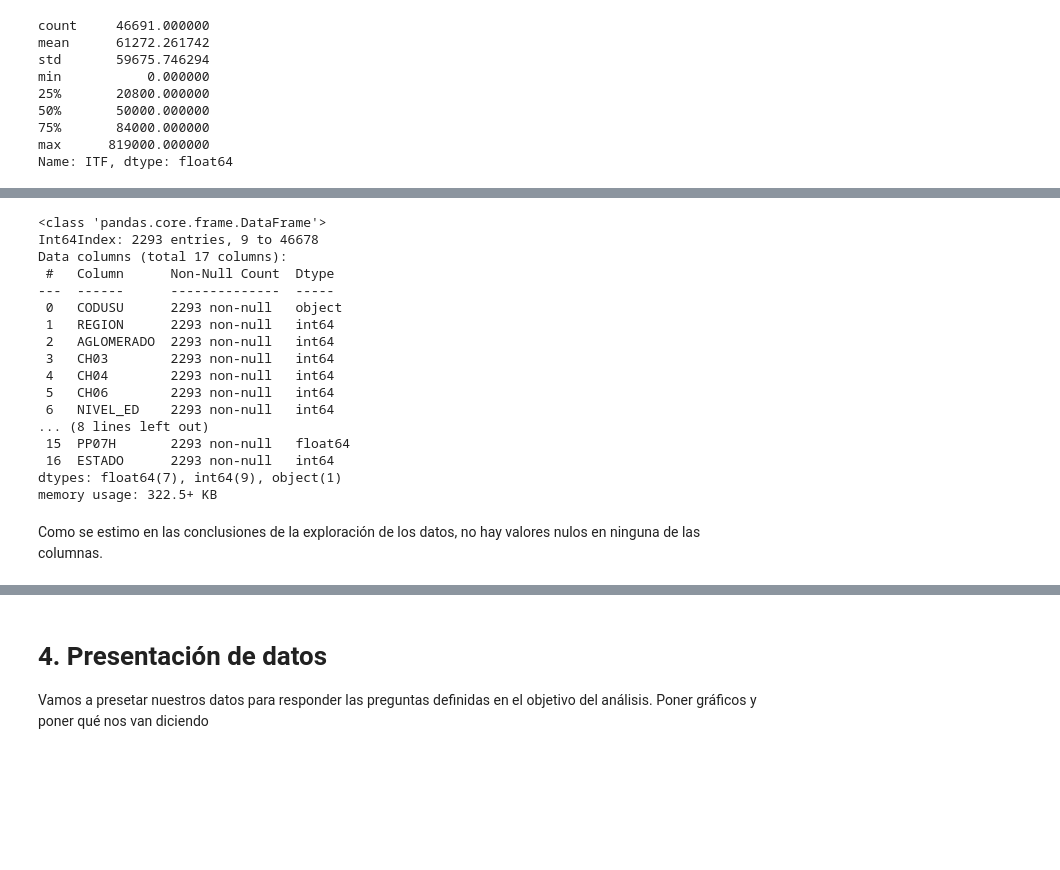
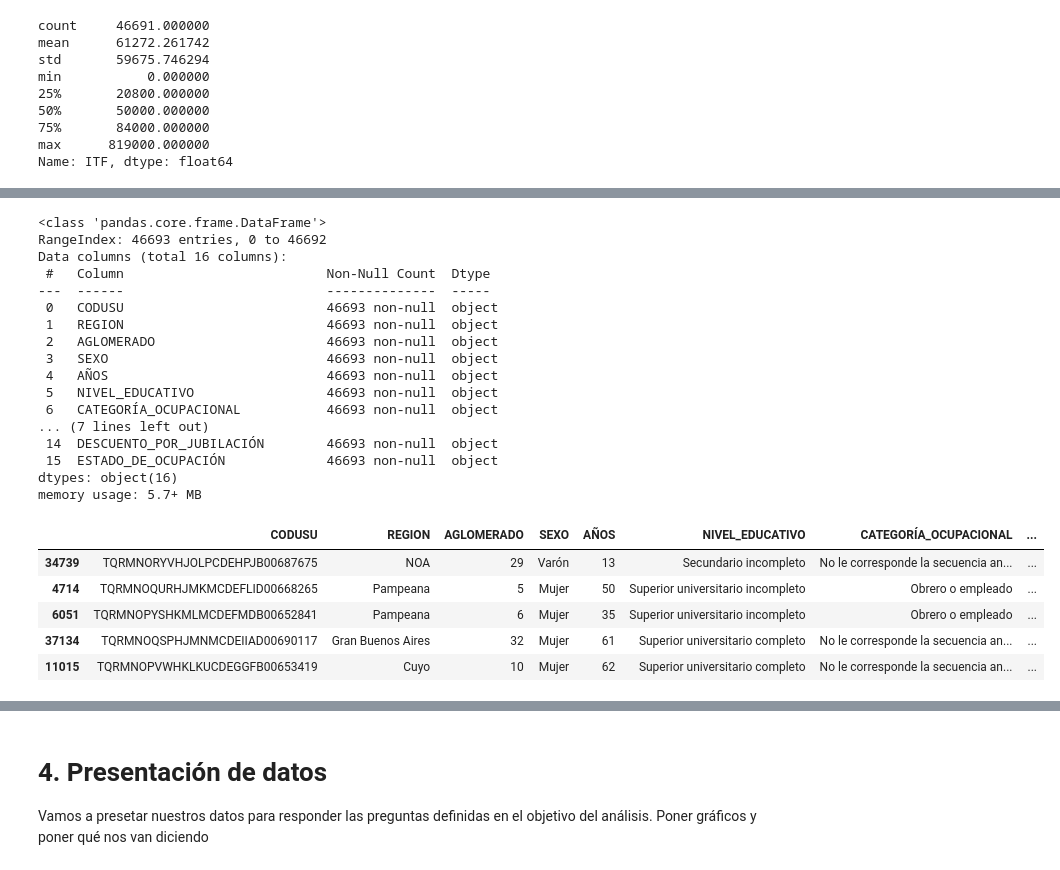
Before and after one commit to VioleCP/EPH-subocupacion, a Jupyter notebook: Subocupación Argentina.ipynb, the cells around one changed output, grey strips where cells are left out. Saved outputs shown, nothing was run; the diff lists cells and outputs as text; code cells hidden in the pictures; blank space fills up the shorter version.

Commit message:
limpieza de datos

```diff
--- a/Subocupación Argentina.ipynb
+++ b/Subocupación Argentina.ipynb
@@ -46,7 +46,7 @@ print(list(eph_completa.columns))
 ['CODUSU', 'ANO4', 'TRIMESTRE', 'NRO_HOGAR', 'COMPONENTE', 'H15', 'REGION', 'MAS_500', 'AGLOMERADO', 'PONDERA', 'CH03', 'CH04', 'CH05', 'CH06', 'CH07', 'CH08', 'CH09', 'CH10', 'CH11', 'CH12', 'CH13',  ...
 # %%
 #Recorte de la base
-eph = eph_completa[["CODUSU", "REGION", "AGLOMERADO", "CH03", "CH04", "CH06", "NIVEL_ED", "CAT_OCUP", "PP03C", "INTENSI", "PP07A", "P47T", "DECINDR", "ITF", "DECIFR", "PP07H", "ESTADO"]]
+eph = eph_completa[["CODUSU", "REGION", "AGLOMERADO", "CH04", "CH06", "NIVEL_ED", "CAT_OCUP", "PP03C", "INTENSI", "PP07A", "P47T", "DECINDR", "ITF", "DECIFR", "PP07H", "ESTADO"]]
 # %%
 #Transformación del INDICE por variable CODUSU (código de identificación de los entrevistados que permite, eventualmente, vincular la base individual con la de hogares)
 #eph.set_index("CODUSU",inplace = True)
@@ -377,25 +335,23 @@ Limpieza de datos (llenar valores nulos -cómo- / poner nombre a valores/recateg
 # %%
-#Recorte de la base (solamente subocupados del Gran Buenos Aires)
-subocupados = eph[eph.INTENSI == 1]
+#Renombre de columnas
+renombrada = eph.rename(columns = {'CH04': 'SEXO', 'CH06': 'AÑOS', "NIVEL_ED": "NIVEL_EDUCATIVO", "CAT_OCUP": "CATEGORÍA_OCUPACIONAL", "PP03C": "CANTIDAD_DE_TRABAJOS", "PP07A": "ANTIGUEDAD_EN_OCUPACIÓN", "P47T": "MONTO_DE_INGRESO_TOTAL", "DECINDR": "DECIL_DE_INGRESOS", "ITF": "INGRESO_TOTAL_FAMILIAR", "DECIFR": "DECILES_SEGÚN_INGRESO_FAMILIAR", "PP07H": "DESCUENTO_POR_JUBILACIÓN", "INTENSI": "INTENSIDAD_DE_LA_OCUPACIÓN", "ESTADO": "ESTADO_DE_OCUPACIÓN"}, inplace = False)
 # %%
-subocupados.info()
+renombrada.info()
 # %% [output]
 <class 'pandas.core.frame.DataFrame'>
-Int64Index: 2293 entries, 9 to 46678
-Data columns (total 17 columns):
- #   Column      Non-Null Count  Dtype
----  ------      --------------  -----
- 0   CODUSU      2293 non-null   object
- 1   REGION      2293 non-null   int64
- 2   AGLOMERADO  2293 non-null   int64
- 3   CH03        2293 non-null   int64
- 4   CH04        2293 non-null   int64
- 5   CH06        2293 non-null   int64
- 6   NIVEL_ED    2293 non-null   int64
-... (8 lines left out)
- 15  PP07H       2293 non-null   float64
- 16  ESTADO      2293 non-null   int64
-dtypes: float64(7), int64(9), object(1)
-memory usage: 322.5+ KB
+RangeIndex: 46693 entries, 0 to 46692
+Data columns (total 16 columns):
+ #   Column                          Non-Null Count  Dtype
+---  ------                          --------------  -----
+ 0   CODUSU                          46693 non-null  object
+ 1   REGION                          46693 non-null  object
+ 2   AGLOMERADO                      46693 non-null  object
+ 3   SEXO                            46693 non-null  object
+ 4   AÑOS                            46693 non-null  object
+ 5   NIVEL_EDUCATIVO                 46693 non-null  object
+ 6   CATEGORÍA_OCUPACIONAL           46693 non-null  object
+... (7 lines left out)
+ 14  DESCUENTO_POR_JUBILACIÓN        46693 non-null  object
+ 15  ESTADO_DE_OCUPACIÓN             46693 non-null  object
+dtypes: object(16)
+memory usage: 5.7+ MB
-# %% [markdown]
-Como se estimo en las conclusiones de la exploración de los datos, no hay valores nulos en ninguna de las columnas.
@@ -403,0 +405,9 @@ subocupados.to_excel('subocupados.xlsx')
+# %%
+renombrada.sample(5)
+# %% [output]
+|  | CODUSU | REGION | AGLOMERADO | SEXO | AÑOS | NIVEL_EDUCATIVO | CATEGORÍA_OCUPACIONAL | ... |
+| 34739 | TQRMNORYVHJOLPCDEHPJB00687675 | NOA | 29 | Varón | 13 | Secundario incompleto | No le corresponde la secuencia an... | ... |
+| 4714 | TQRMNOQURHJMKMCDEFLID00668265 | Pampeana | 5 | Mujer | 50 | Superior universitario incompleto | Obrero o empleado | ... |
+| 6051 | TQRMNOPYSHKMLMCDEFMDB00652841 | Pampeana | 6 | Mujer | 35 | Superior universitario incompleto | Obrero o empleado | ... |
+| 37134 | TQRMNOQSPHJMNMCDEIIAD00690117 | Gran Buenos Aires | 32 | Mujer | 61 | Superior universitario completo | No le corresponde la secuencia an... | ... |
+| 11015 | TQRMNOPVWHKLKUCDEGGFB00653419 | Cuyo | 10 | Mujer | 62 | Superior universitario completo | No le corresponde la secuencia an... | ... |
```
Also changed, not shown: parts of 13 cells of this notebook.
